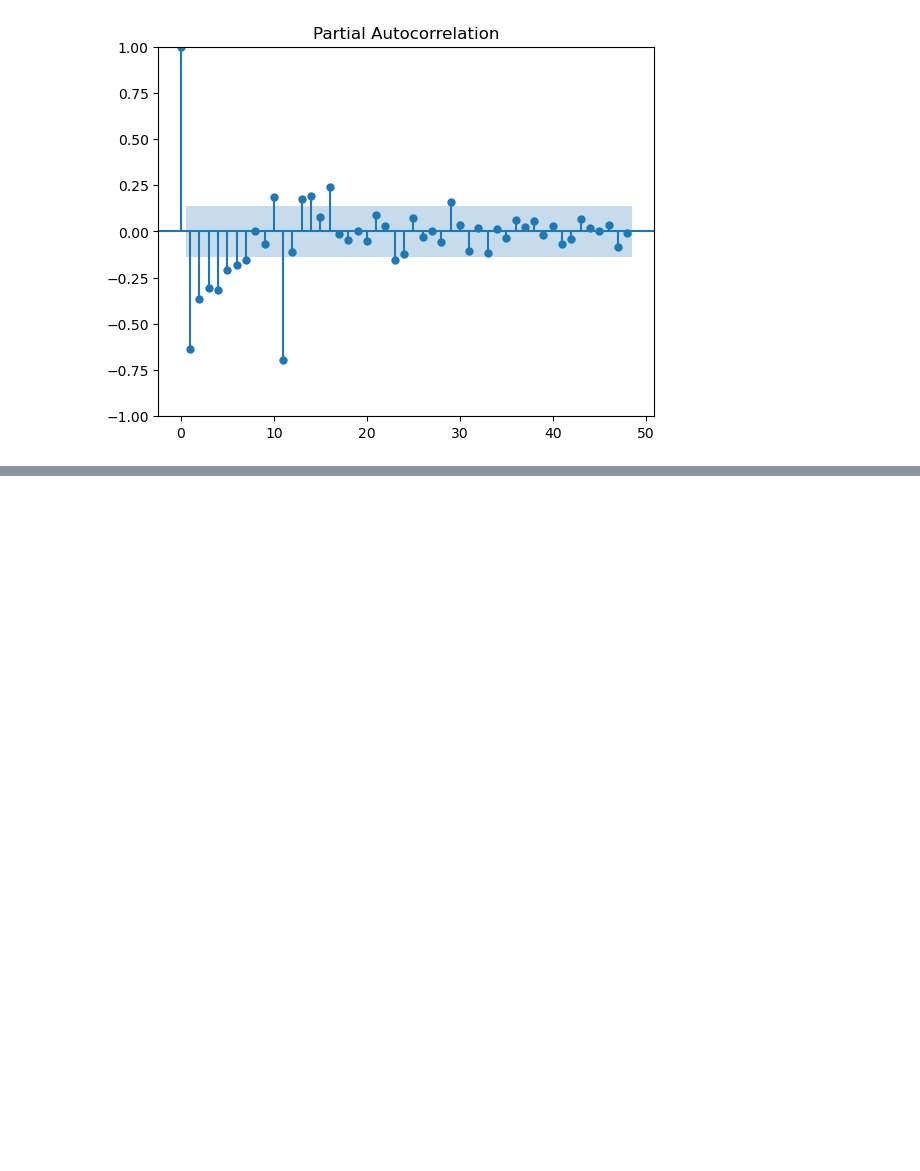
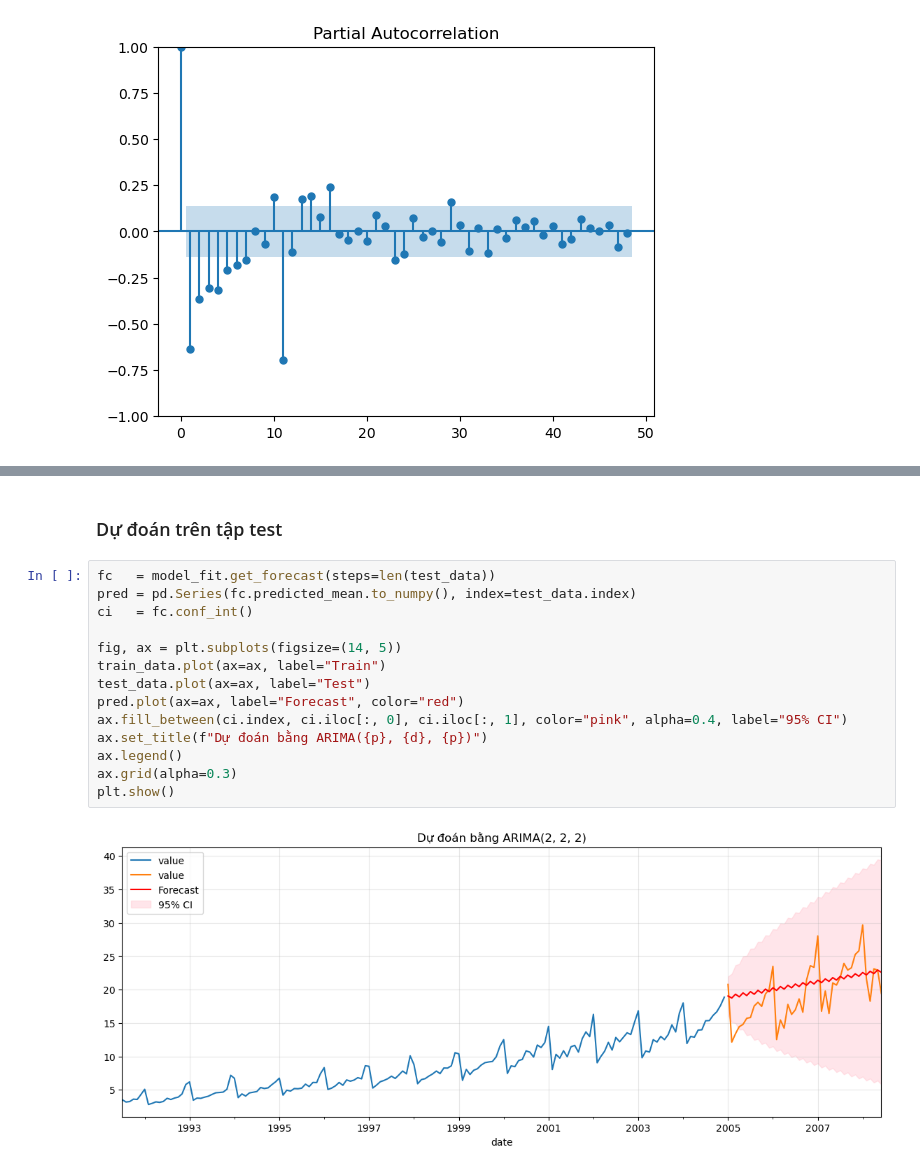
Before and after one commit to HoraCompany-VN/Times-Series-Gr3, a Jupyter notebook: Lab2/BT_Normal/src/Lab2_Normal.ipynb, the cells around one changed output, grey strips where cells are left out. Saved outputs shown, nothing was run; the diff lists cells and outputs as text; blank space fills up the shorter version.

```diff
--- a/Lab2/BT_Normal/src/Lab2_Normal.ipynb
+++ b/Lab2/BT_Normal/src/Lab2_Normal.ipynb
@@ -336,0 +403,18 @@ plt.show()
+# %% [markdown]
+### Dự đoán trên tập test
+# %%
+fc   = model_fit.get_forecast(steps=len(test_data))
+pred = pd.Series(fc.predicted_mean.to_numpy(), index=test_data.index)
+ci   = fc.conf_int()
+
+fig, ax = plt.subplots(figsize=(14, 5))
+train_data.plot(ax=ax, label="Train")
+test_data.plot(ax=ax, label="Test")
+pred.plot(ax=ax, label="Forecast", color="red")
+ax.fill_between(ci.index, ci.iloc[:, 0], ci.iloc[:, 1], color="pink", alpha=0.4, label="95% CI")
+ax.set_title(f"Dự đoán bằng ARIMA({p}, {d}, {p})")
+ax.legend()
+ax.grid(alpha=0.3)
+plt.show()
+# %% [output]
+[figure, added]
```
Also changed, not shown: parts of 16 cells of this notebook, 2 other files.
